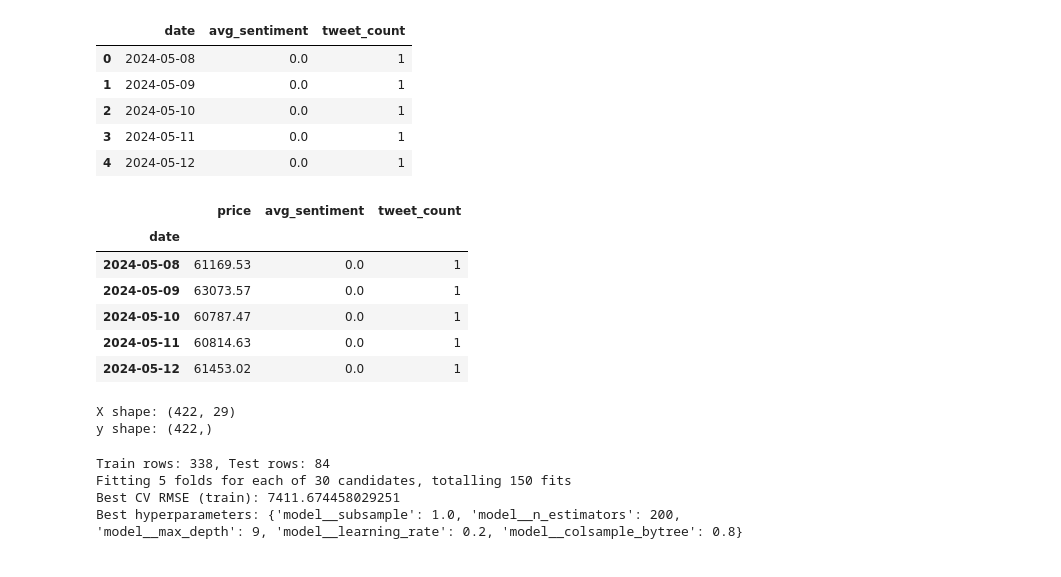
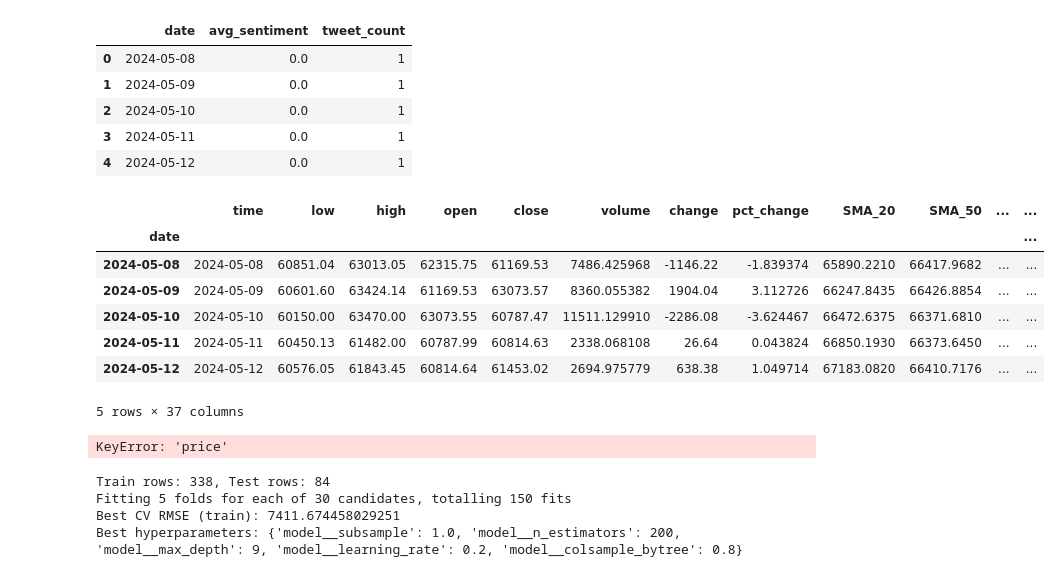
Before and after one commit to matteoshafer/cryptoTrading_fork, a Jupyter notebook: chat.ipynb, the cells around one changed output. Cells and saved outputs as stored; diff of their text form; code cells hidden in the pictures.

```diff
--- a/chat.ipynb
+++ b/chat.ipynb
@@ -77,6 +77,7 @@ daily_sent.head()
 | 3 | 2024-05-11 | 0.0 | 1 |
 | 4 | 2024-05-12 | 0.0 | 1 |
 # %%
+price_df = data.copy()
 price_df['date'] = pd.to_datetime(data['date'], errors='coerce')
 price_df = price_df.dropna(subset=['date'])  # drop rows where parsing failed
 price_df['date'] = price_df['date'].dt.date
@@ -84,26 +85,27 @@ price_df = price_df.set_index('date').sort_index()
 # %%
 # 5.1) Convert daily_sent to index='date', then join with price_df:
 daily_sent = daily_sent.set_index('date').sort_index()
 
 merged = price_df.join(daily_sent, how='inner')
 # 'inner' means only dates present in BOTH price_df and daily_sent are kept.
 
 # 5.2) If any days appear in price_df but lack sentiment, forward-fill or set zeros:
 merged['avg_sentiment'] = merged['avg_sentiment'].fillna(method='ffill')
 merged['tweet_count']    = merged['tweet_count'].fillna(0)
 
 # 5.3) Drop any rows missing price (just in case):
-merged = merged.dropna(subset=['price'])
+merged = merged.dropna(subset=['close'])
 
 merged.head()
 # %% [output]
-|  | price | avg_sentiment | tweet_count |
-| date |  |  |  |
-| 2024-05-08 | 61169.53 | 0.0 | 1 |
-| 2024-05-09 | 63073.57 | 0.0 | 1 |
-| 2024-05-10 | 60787.47 | 0.0 | 1 |
-| 2024-05-11 | 60814.63 | 0.0 | 1 |
-| 2024-05-12 | 61453.02 | 0.0 | 1 |
+|  | time | low | high | open | close | volume | change | pct_change | SMA_20 | SMA_50 | ... | ... |
+| date |  |  |  |  |  |  |  |  |  |  |  | ... |
+| 2024-05-08 | 2024-05-08 | 60851.04 | 63013.05 | 62315.75 | 61169.53 | 7486.425968 | -1146.22 | -1.839374 | 65890.2210 | 66417.9682 | ... | ... |
+| 2024-05-09 | 2024-05-09 | 60601.60 | 63424.14 | 61169.53 | 63073.57 | 8360.055382 | 1904.04 | 3.112726 | 66247.8435 | 66426.8854 | ... | ... |
+| 2024-05-10 | 2024-05-10 | 60150.00 | 63470.00 | 63073.55 | 60787.47 | 11511.129910 | -2286.08 | -3.624467 | 66472.6375 | 66371.6810 | ... | ... |
+| 2024-05-11 | 2024-05-11 | 60450.13 | 61482.00 | 60787.99 | 60814.63 | 2338.068108 | 26.64 | 0.043824 | 66850.1930 | 66373.6450 | ... | ... |
+| 2024-05-12 | 2024-05-12 | 60576.05 | 61843.45 | 60814.64 | 61453.02 | 2694.975779 | 638.38 | 1.049714 | 67183.0820 | 66410.7176 | ... | ... |
+5 rows × 37 columns
 # %%
 def make_lag_features(df, col, lags=[1, 2, 3, 7, 14]):
     for lag in lags:
@@ -146,8 +148,7 @@ y = df_feats['target_price']
 print("X shape:", X.shape)
 print("y shape:", y.shape)
 # %% [output]
-X shape: (422, 29)
-y shape: (422,)
+KeyError: 'price'
 # %%
 # 7.1) Split 80% train / 20% test (chronologically):
 total = len(df_feats)
```
Also changed, not shown: 2 other files.
